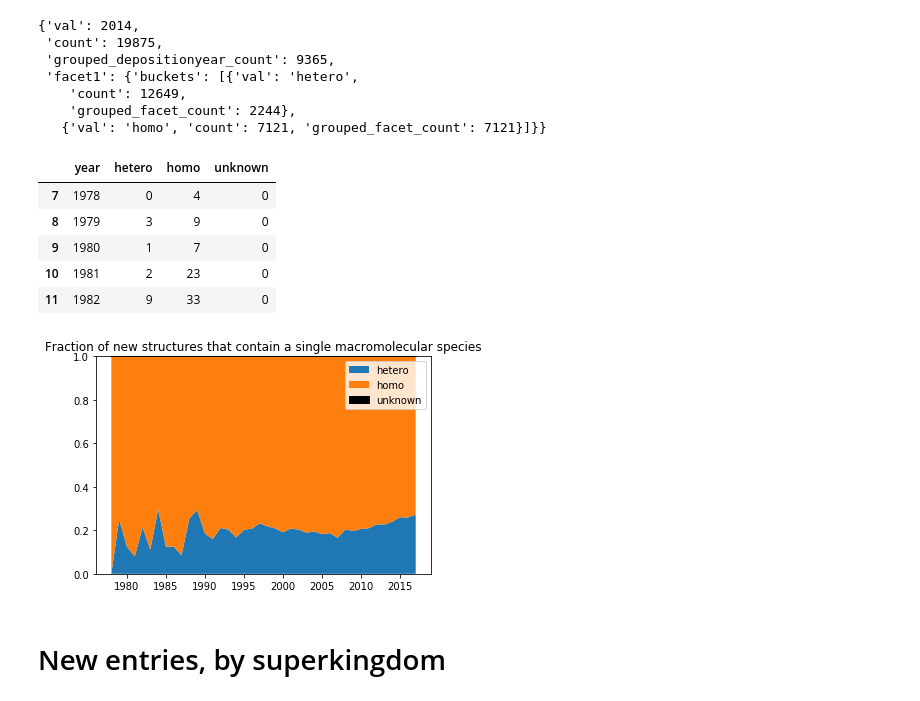
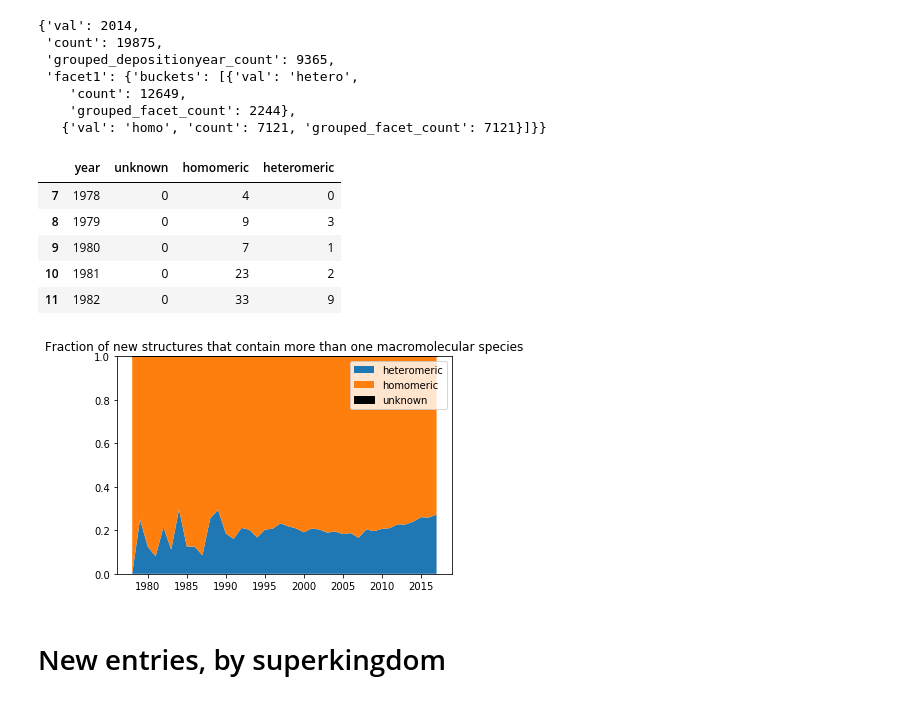
Before and after one commit to PDBeurope/PDBe_Programming, a Jupyter notebook: search_interface/notebooks/Timeline.ipynb, the cells around one changed output. Saved outputs shown, nothing was run; the diff lists cells and outputs as text; code cells hidden in the pictures.

```diff
--- a/search_interface/notebooks/Timeline.ipynb
+++ b/search_interface/notebooks/Timeline.ipynb
@@ -98,10 +98,10 @@ timeline[-4]
     'grouped_facet_count': 2244},
    {'val': 'homo', 'count': 7121, 'grouped_facet_count': 7121}]}}
 # %%
-def get_df(values, timeline):
-    counts0 = {}
-    for value in values+['unknown']:
-        counts0[value] = 0
+def get_df(synonyms, timeline):
+    counts0 = {'unknown':0}
+    for value in synonyms:
+        counts0[ synonyms[value] ] = 0
     rows = []
     for bucket in timeline:
         year = int(bucket['val'])
@@ -109,7 +109,8 @@ def get_df(values, timeline):
         if bucket['count'] > 0:
             total = bucket['grouped_depositionyear_count']
             for bbucket in bucket['facet1']['buckets']:
-                counts[ bbucket['val'] ] = bbucket['grouped_facet_count']
+                synonym = synonyms[ bbucket['val'] ]
+                counts[ synonym ] = counts.get(synonym, 0)+bbucket['grouped_facet_count']
                 total = total - bbucket['grouped_facet_count']
             counts['unknown'] = total
         rows.append([year]+[ counts[label] for label in counts0])
@@ -118,37 +119,37 @@ def get_df(values, timeline):
     df = df[df.year>1977]
     return df
 
-df = get_df(list(values), timeline)
+df = get_df( {'homo':'homomeric', 'hetero':'heteromeric'}, timeline)
 df.head()
 # %% [output]
-|  | year | hetero | homo | unknown |
+|  | year | unknown | homomeric | heteromeric |
 | 7 | 1978 | 0 | 4 | 0 |
-| 8 | 1979 | 3 | 9 | 0 |
-| 9 | 1980 | 1 | 7 | 0 |
-| 10 | 1981 | 2 | 23 | 0 |
-| 11 | 1982 | 9 | 33 | 0 |
+| 8 | 1979 | 0 | 9 | 3 |
+| 9 | 1980 | 0 | 7 | 1 |
+| 10 | 1981 | 0 | 23 | 2 |
+| 11 | 1982 | 0 | 33 | 9 |
 # %%
 
 def plot_df(df, values):
     df['total'] = pandas.Series([0]*len(df), index=df.index)
-    for value in values+['unknown']:
+    for value in values:
         df['total'] = df['total'] + df[value]
     running_total = pandas.Series([0]*len(df), index=df.index)
     for value in values:
         series = df[value] / df['total']
-        plt.fill_between(df.year, running_total, running_total+series, label=value)
+        plt.fill_between(df.year, running_total, running_total+series, label=values[value])
         running_total = running_total + series
     plt.fill_between(df.year, running_total, [1]*len(df), color='black', label='unknown' )
 
 
 plt.figure()
-plot_df(df, list(values))
+plot_df(df, {'heteromeric': 'heteromeric', 'homomeric': 'homomeric'})
 plt.legend()
 plt.title('Fraction of new structures that contain more than one macromolecular species')
 plt.ylim([0, 1])
 plt.show()
 # %% [output]
-[figure, old version]
+[figure, new version]
 # %% [markdown]
 # New entries, by superkingdom
 # %%
```
Also changed, not shown: parts of 4 cells of this notebook.
